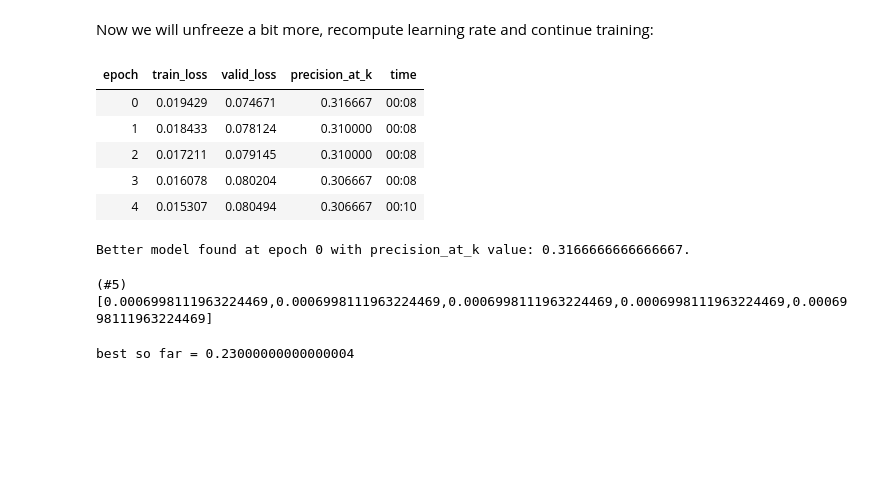
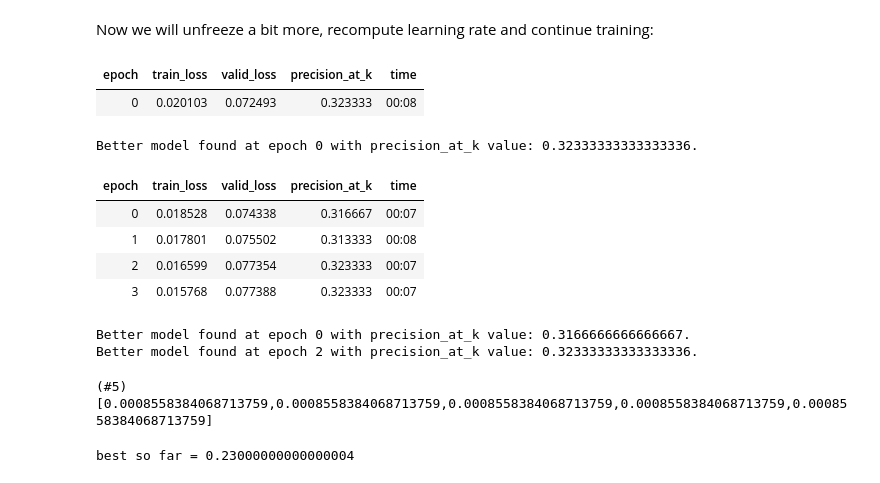
Before and after one commit to debjyotiSRoy/xcube, a Jupyter notebook: nbs/18_tutorial.train_mimic3.ipynb, the cells around one changed output. Saved outputs shown, nothing was run; the diff lists cells and outputs as text; code cells hidden in the pictures; blank space fills up the shorter version.

```diff
--- a/nbs/18_tutorial.train_mimic3.ipynb
+++ b/nbs/18_tutorial.train_mimic3.ipynb
@@ -725,4 +701,4 @@ assert before_pos < after_pos and before_neg > after_neg
 # %%
-lf = LabelForcing(1)
-cbs = L( [cbs]+ [lf])
-cbs
+# lf = LabelForcing(1)
+# cbs = L( [cbs]+ [lf])
+# cbs
@@ -911,6 +911,7 @@ Better model found at epoch 1 with precision_at_k value: 0.39499802293396613.
 # %%
 learn = learn.load((learn.path/learn.model_dir)/fname)
 # %%
-learn.fit_one_cycle(6, lr_max=0.14, moms=(0.8,0.7,0.8), wd=0.1)
+learn.fit_one_cycle(1, lr_max=0.14, moms=(0.8,0.7,0.8), wd=0.1)
+learn.fit_one_cycle(5, lr_max=0.14, moms=(0.8,0.7,0.8), wd=0.1)
 # %% [output]
 | epoch | train_loss | valid_loss | precision_at_k | time |
@@ -944,6 +947,7 @@ Now we will pass -2 to `freeze_to` to freeze all except the last two parameter g
 learn.freeze_to(-2)
 # learn.freeze_to(-4)
 # %%
-learn.fit_one_cycle(5, lr_max=1e-3, moms=(0.8,0.7,0.8), wd=0.2)
+learn.fit_one_cycle(1, lr_max=1e-3, moms=(0.8,0.7,0.8), wd=0.2)
+learn.fit_one_cycle(4, lr_max=1e-3, moms=(0.8,0.7,0.8), wd=0.2)
 # %% [output]
 | epoch | train_loss | valid_loss | precision_at_k | time |
@@ -972,20 +979,24 @@ Now we will unfreeze a bit more, recompute learning rate and continue training:
 learn.freeze_to(-3)
 # learn.freeze_to(-5)
 # %%
-learn.fit_one_cycle(5, lr_max=1e-3, moms=(0.8,0.7,0.8), wd=0.2)
+learn.fit_one_cycle(1, lr_max=1e-3, moms=(0.8,0.7,0.8), wd=0.2)
+learn.fit_one_cycle(4, lr_max=1e-3, moms=(0.8,0.7,0.8), wd=0.2)
 # %% [output]
 | epoch | train_loss | valid_loss | precision_at_k | time |
-| 0 | 0.019429 | 0.074671 | 0.316667 | 00:08 |
-| 1 | 0.018433 | 0.078124 | 0.310000 | 00:08 |
-| 2 | 0.017211 | 0.079145 | 0.310000 | 00:08 |
-| 3 | 0.016078 | 0.080204 | 0.306667 | 00:08 |
-| 4 | 0.015307 | 0.080494 | 0.306667 | 00:10 |
+| 0 | 0.020103 | 0.072493 | 0.323333 | 00:08 |
-Better model found at epoch 0 with precision_at_k value: 0.3166666666666667.
+Better model found at epoch 0 with precision_at_k value: 0.32333333333333336.
+| epoch | train_loss | valid_loss | precision_at_k | time |
+| 0 | 0.018528 | 0.074338 | 0.316667 | 00:07 |
+| 1 | 0.017801 | 0.075502 | 0.313333 | 00:08 |
+| 2 | 0.016599 | 0.077354 | 0.323333 | 00:07 |
+| 3 | 0.015768 | 0.077388 | 0.323333 | 00:07 |
+Better model found at epoch 0 with precision_at_k value: 0.3166666666666667.
+Better model found at epoch 2 with precision_at_k value: 0.32333333333333336.
 # %%
 learn.opt.hypers.map(lambda d: d['lr'])
 # L(apply(d.get, ['wd', 'lr']))
 # %% [output]
-(#5) [0.0006998111963224469,0.0006998111963224469,0.0006998111963224469,0.0006998111963224469,0.0006998111963224469]
+(#5) [0.0008558384068713759,0.0008558384068713759,0.0008558384068713759,0.0008558384068713759,0.0008558384068713759]
 # %%
 validate(learn)
 # %% [output]
```
Also changed, not shown: parts of 22 cells of this notebook, 11 other files.
